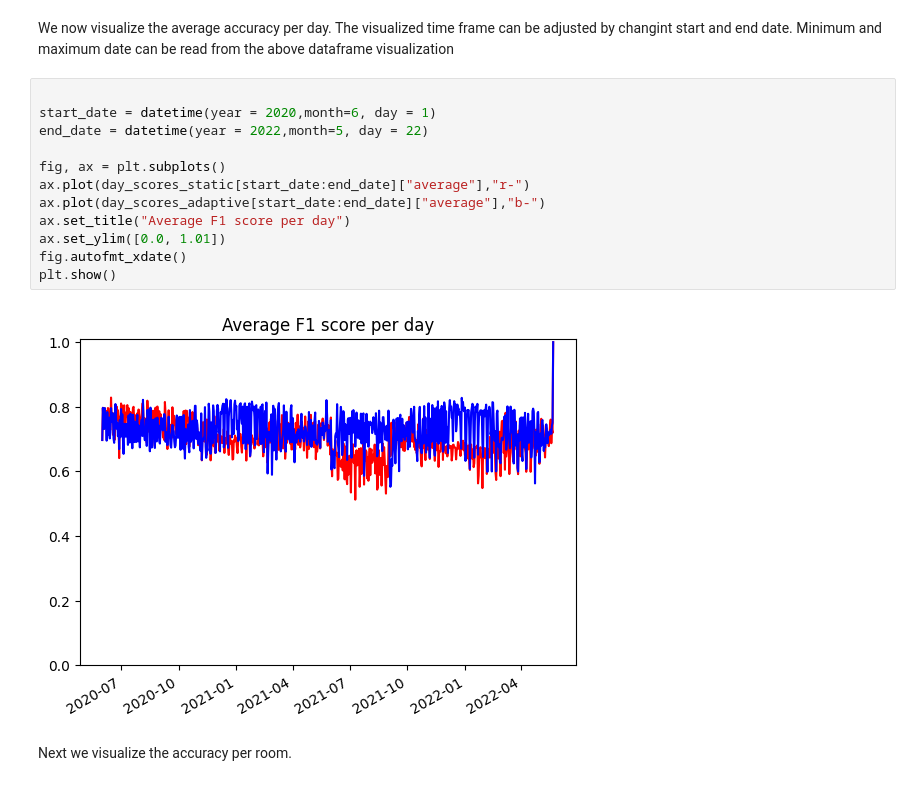
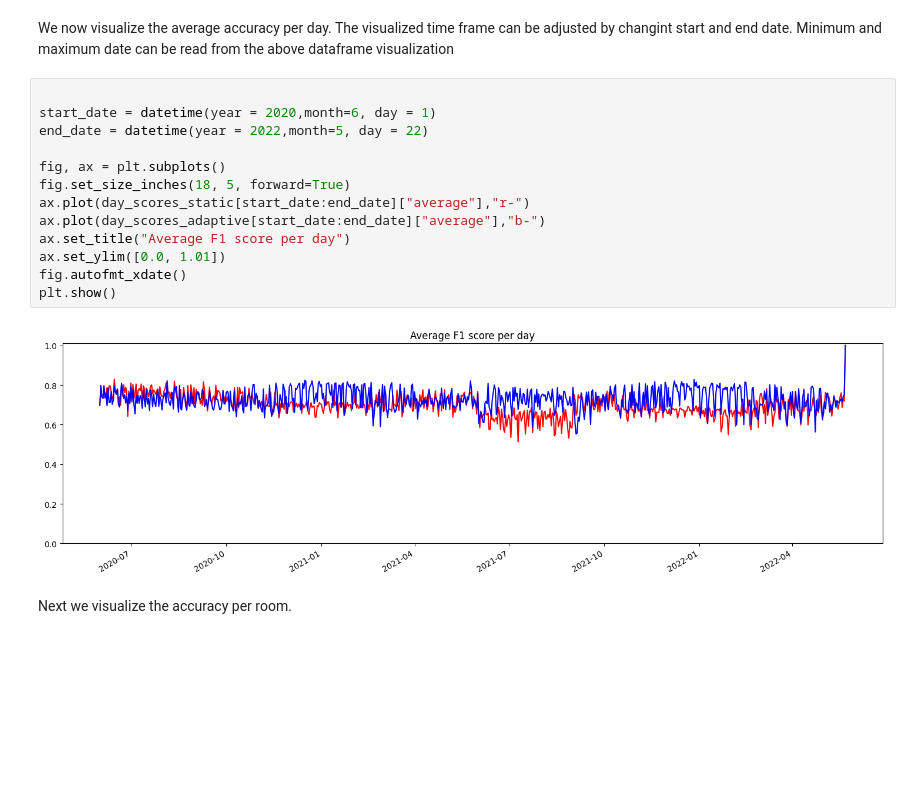
Before and after one commit to frank-trollmann/evohome, a Jupyter notebook: examples/simple_scenario/notebooks/adaptation_evaluation.ipynb, the cells around one changed output. Saved outputs shown, nothing was run; the diff lists cells and outputs as text; blank space fills up the shorter version.

```diff
--- a/examples/simple_scenario/notebooks/adaptation_evaluation.ipynb
+++ b/examples/simple_scenario/notebooks/adaptation_evaluation.ipynb
@@ -104,17 +104,18 @@ Minimum and maximum date can be read from the above dataframe visualization
 # %%
 
 start_date = datetime(year = 2020,month=6, day = 1)
 end_date = datetime(year = 2022,month=5, day = 22)
 
 fig, ax = plt.subplots()
+fig.set_size_inches(18, 5, forward=True)
 ax.plot(day_scores_static[start_date:end_date]["average"],"r-")
 ax.plot(day_scores_adaptive[start_date:end_date]["average"],"b-")
 ax.set_title("Average F1 score per day")
 ax.set_ylim([0.0, 1.01])
 fig.autofmt_xdate()
 plt.show()
 # %% [output]
-[figure, old version]
+[figure, new version]
 # %% [markdown]
 Next we visualize the accuracy per room.
 # %%
```
Also changed, not shown: parts of 4 cells of this notebook, 1 other file.
